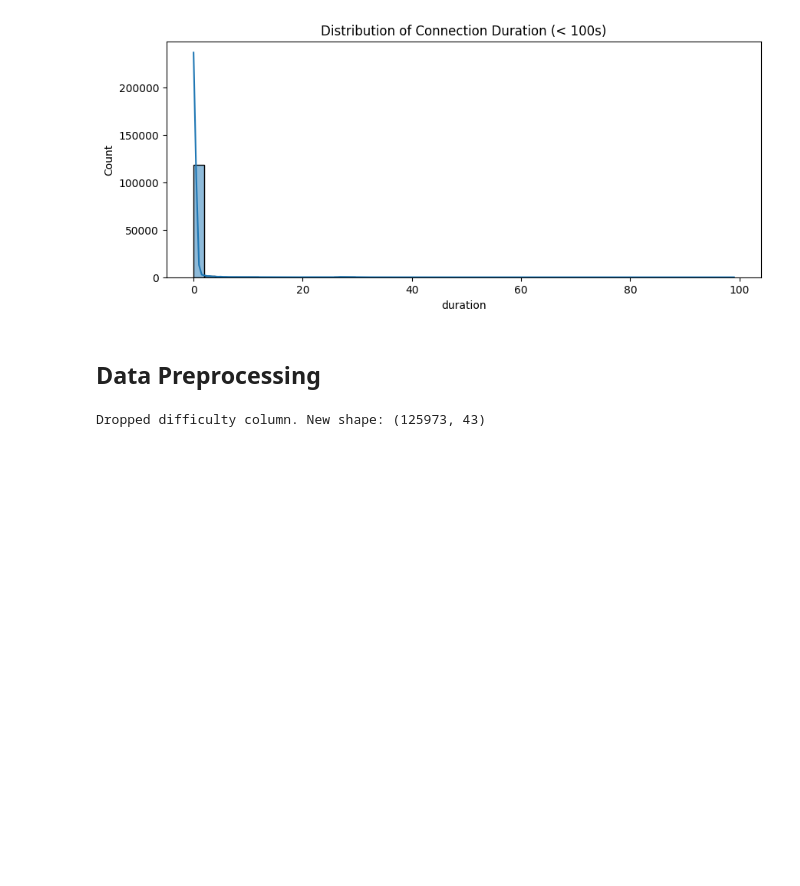
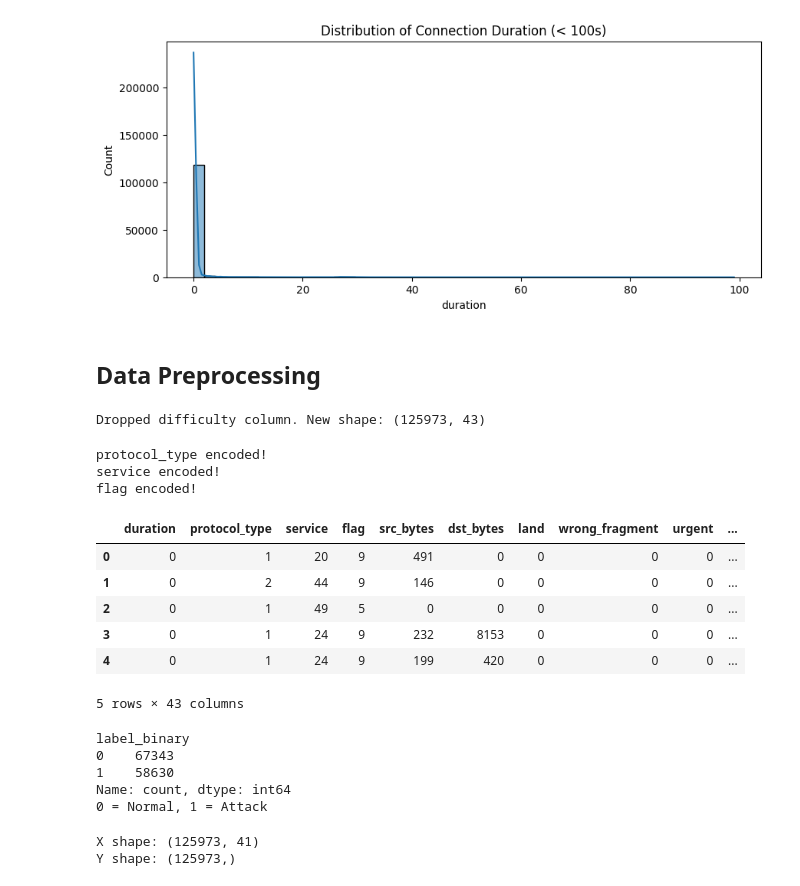
Before and after one commit to gaatma/ML-Based-Intrusion-Detection-System, a Jupyter notebook: data-ml.ipynb, the cells around one changed output. Drawn from its saved outputs; the diff is of its cells as text; code cells hidden in the pictures; blank space fills up the shorter version.

Commit message:
data preprocessing

```diff
--- a/data-ml.ipynb
+++ b/data-ml.ipynb
@@ -136,3 +136,53 @@ df = df.drop(columns=['difficulty'])
 print("Dropped difficulty column. New shape:", df.shape)
 # %% [output]
 Dropped difficulty column. New shape: (125973, 43)
+# %%
+#Encoding(text to numbers)
+from sklearn.preprocessing import LabelEncoder
+
+#These 3 columns contains text
+categorical_cols = ['protocol_type', 'service', 'flag']
+le = LabelEncoder() #the LableEncoder assign a unique number to every unique string
+for col in categorical_cols:
+    df[col] = le.fit_transform(df[col])
+    print(f"{col} encoded!")
+
+df.head()
+# %% [output]
+protocol_type encoded!
+service encoded!
+flag encoded!
+|  | duration | protocol_type | service | flag | src_bytes | dst_bytes | land | wrong_fragment | urgent | ... |
+| 0 | 0 | 1 | 20 | 9 | 491 | 0 | 0 | 0 | 0 | ... |
+| 1 | 0 | 2 | 44 | 9 | 146 | 0 | 0 | 0 | 0 | ... |
+| 2 | 0 | 1 | 49 | 5 | 0 | 0 | 0 | 0 | 0 | ... |
+| 3 | 0 | 1 | 24 | 9 | 232 | 8153 | 0 | 0 | 0 | ... |
+| 4 | 0 | 1 | 24 | 9 | 199 | 420 | 0 | 0 | 0 | ... |
+5 rows × 43 columns
+# %%
+#encode the labels
+
+#convert label_binary to 0 and 1
+df['label_binary'] = df['label_binary'].apply(lambda x: 0 if x == 'normal' else 1)
+
+print(df['label_binary'].value_counts())
+print("0 = Normal, 1 = Attack")
+# %% [output]
+label_binary
+0    67343
+1    58630
+Name: count, dtype: int64
+0 = Normal, 1 = Attack
+# %%
+# Separate Features (X) from Label (Y)
+# X = everything the model learns from
+# Y = What the model is trying to predict
+
+x = df.drop(columns=['label', 'label_binary'])
+y = df['label_binary']
+
+print("X shape:", x.shape)
+print("Y shape:", y.shape)
+# %% [output]
+X shape: (125973, 41)
+Y shape: (125973,)
```
Also changed, not shown: parts of 1 cell of this notebook.
